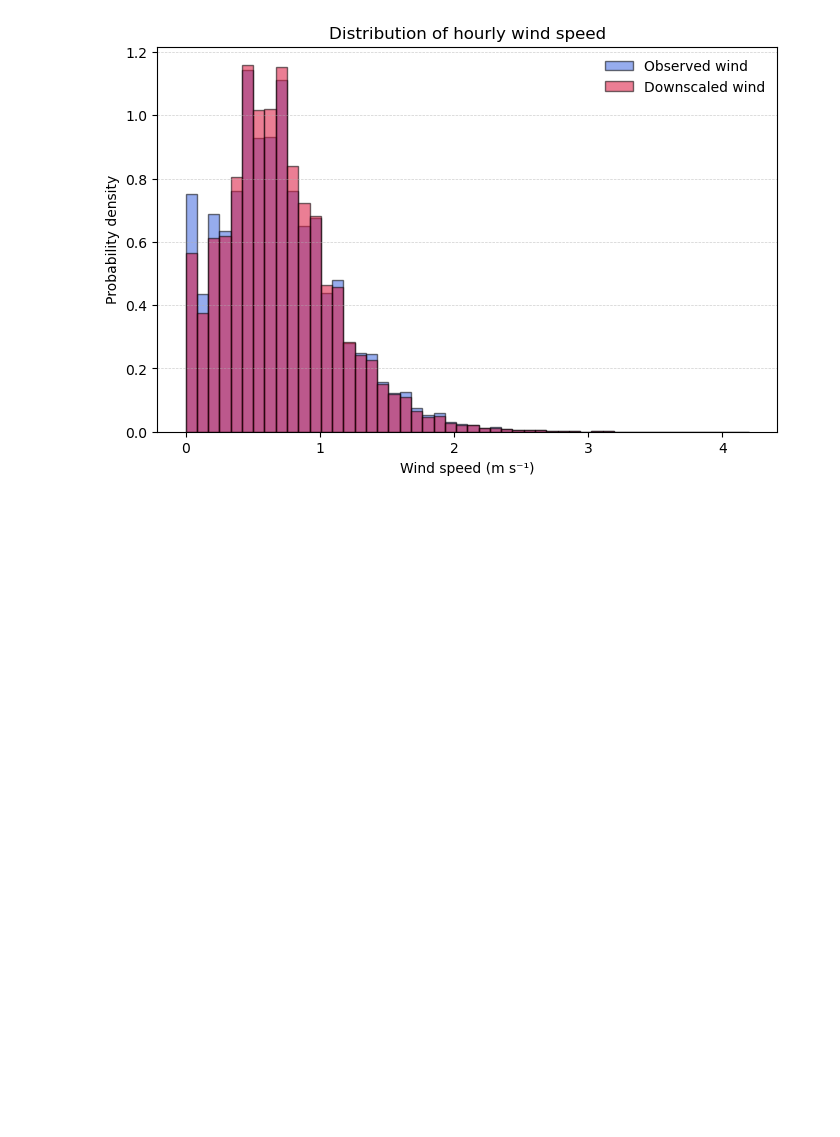
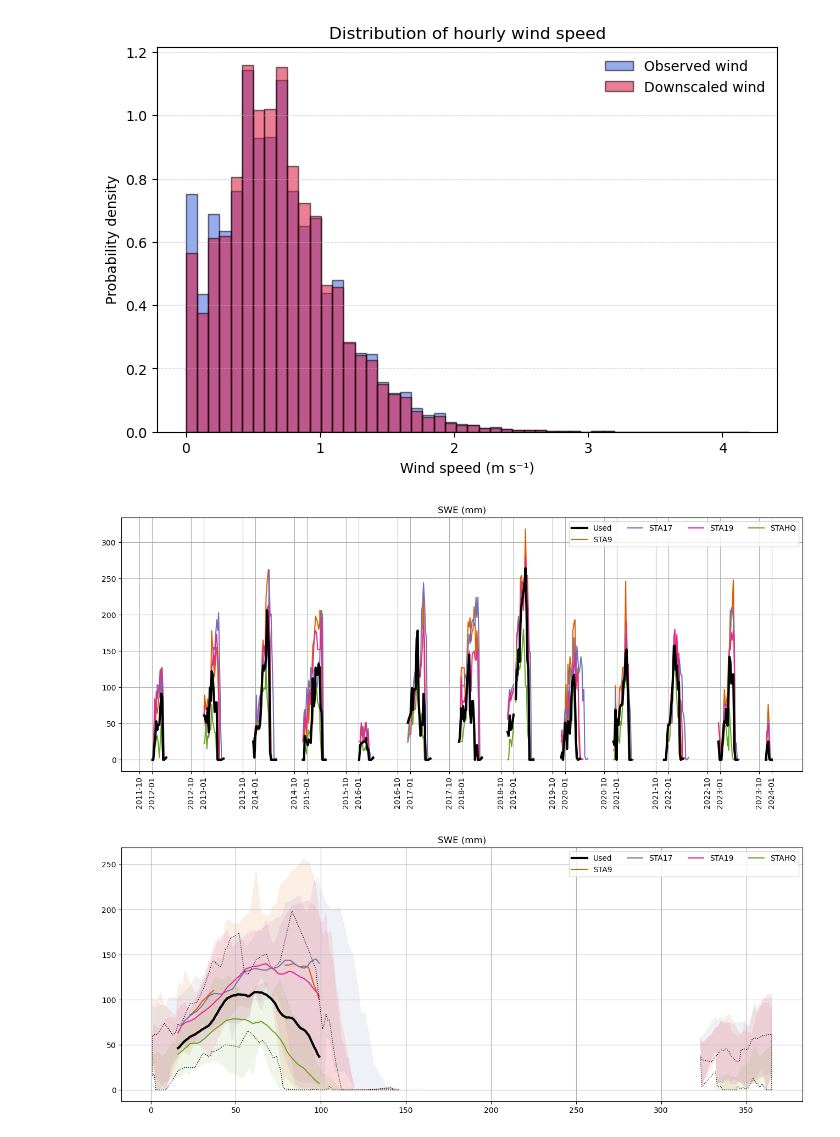
Before and after one commit to ypwong22/erw_scripts, a Jupyter notebook: check_HBR_obs_uncertainty.ipynb, the cells around one changed output. Cells and saved outputs as stored; diff of their text form; code cells hidden in the pictures; blank space fills up the shorter version.

```diff
--- a/check_HBR_obs_uncertainty.ipynb
+++ b/check_HBR_obs_uncertainty.ipynb
@@ -170,3 +170,57 @@ ax.legend(frameon=False)
 ax.grid(axis="y", linestyle="--", linewidth=0.5, alpha=0.6)
 # %% [output]
 [figure]
+# %%
+# snow course
+data = pd.read_csv(os.path.join(os.environ['PROJDIR'], 'ERW_LDRD', 'data',
+                                'Hubbard_Brook', 'knb-lter-hbr.27.20',
+                                'HBEF_snowcourse_1956-2024.csv'),
+                    index_col = [2, 1], parse_dates=True)
+data = data.loc[['STA2','STA9','STA17','STA19','STAHQ'], 'swe']
+data[data < 0] = np.nan
+data = data.loc[~data.index.duplicated(keep='first')]
+data = data.unstack().T
+data = data.loc[data.index.year >= 2012].sort_index()
+data = data.reindex(pd.date_range('2012-01-01','2023-12-31'))
+data = data.interpolate(method = 'linear', limit = 14)
+data = data.loc[(data.index.month != 2) | (data.index.day != 29)]
+
+clist = ['#1b9e77', '#d95f02', '#7570b3', '#e7298a', '#66a61e']
+
+# Plot time series
+fig, ax = plt.subplots(figsize = (16, 6))
+for w, ws in enumerate(data.columns):
+    if ws == 'STA2':
+        ax.plot(data.index, data['STA2'], '-k', lw = 3, label = 'Used', zorder = 3)
+    else:
+        ax.plot(data.index, data[ws], label = ws, color = clist[w])
+ax.set_title('SWE (mm)')
+ax.legend(ncol = 4)
+plt.setp(ax.get_xticklabels(), rotation = 90)
+ax.xaxis.set_major_locator(mdates.MonthLocator(bymonth=[1,10]))
+ax.xaxis.set_major_formatter(mdates.DateFormatter('%Y-%m'))
+ax.grid(True)
+
+
+# Plot the seasonal uncertainty interval
+fig, ax = plt.subplots(figsize = (16, 6))
+for w, ws in enumerate(data.columns):
+    temp_mean = data[ws].values.reshape(-1, 365).mean(axis = 0)
+    temp_max = np.nanpercentile(data[ws].values.reshape(-1, 365), q = 90, axis = 0)
+    temp_min = np.nanpercentile(data[ws].values.reshape(-1, 365), q = 10, axis = 0)
+
+    if ws == 'STA2':
+        ax.plot(np.arange(1,366), temp_mean, '-k', lw = 3, label = 'Used', zorder = 3)
+        ax.fill_between(np.arange(1,366), temp_min, temp_max, facecolor = 'none', ls = ':',
+                        zorder = 3, edgecolor = 'k')
+    else:
+        ax.plot(np.arange(1,366), temp_mean, label = ws, color = clist[w])
+        ax.fill_between(np.arange(1,366), temp_min, temp_max, facecolor = clist[w], ls = ':',
+                        edgecolor = clist[w], alpha = 0.1)
+
+ax.set_title('SWE (mm)')
+ax.legend(ncol = 4)
+ax.grid(True)
+# %% [output]
+[figure, added]
+[figure, added]
```
Also changed, not shown: 19 other files.
